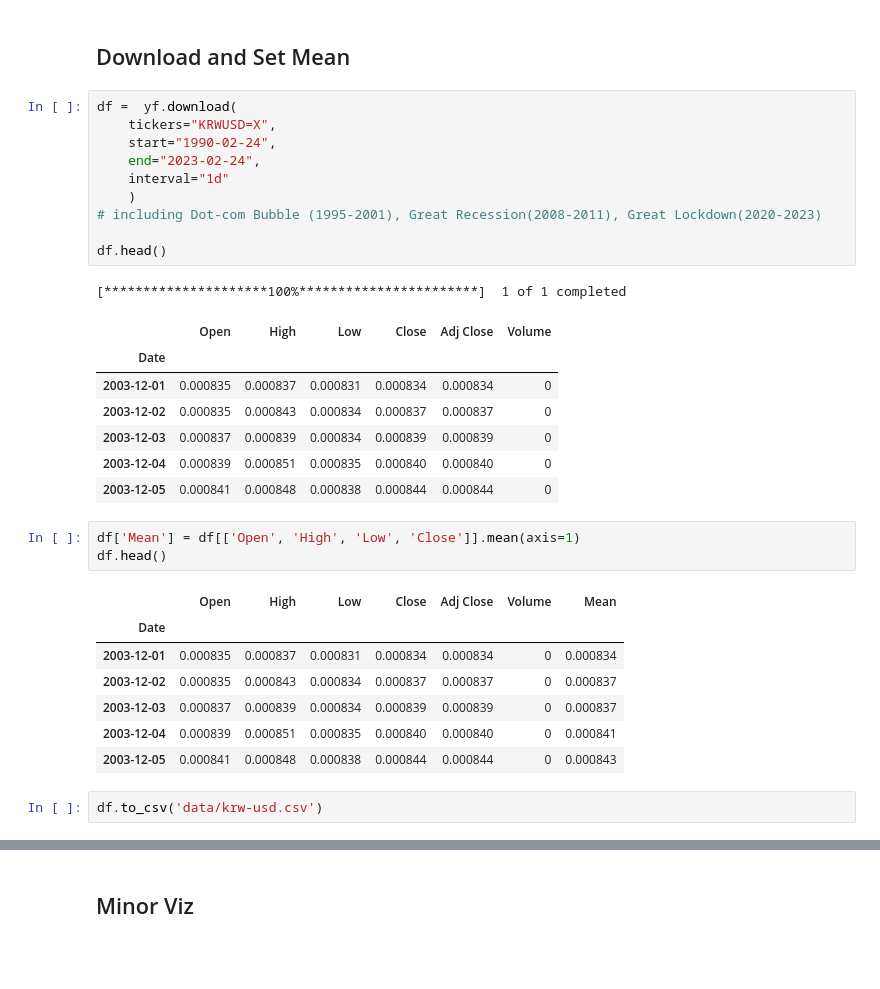
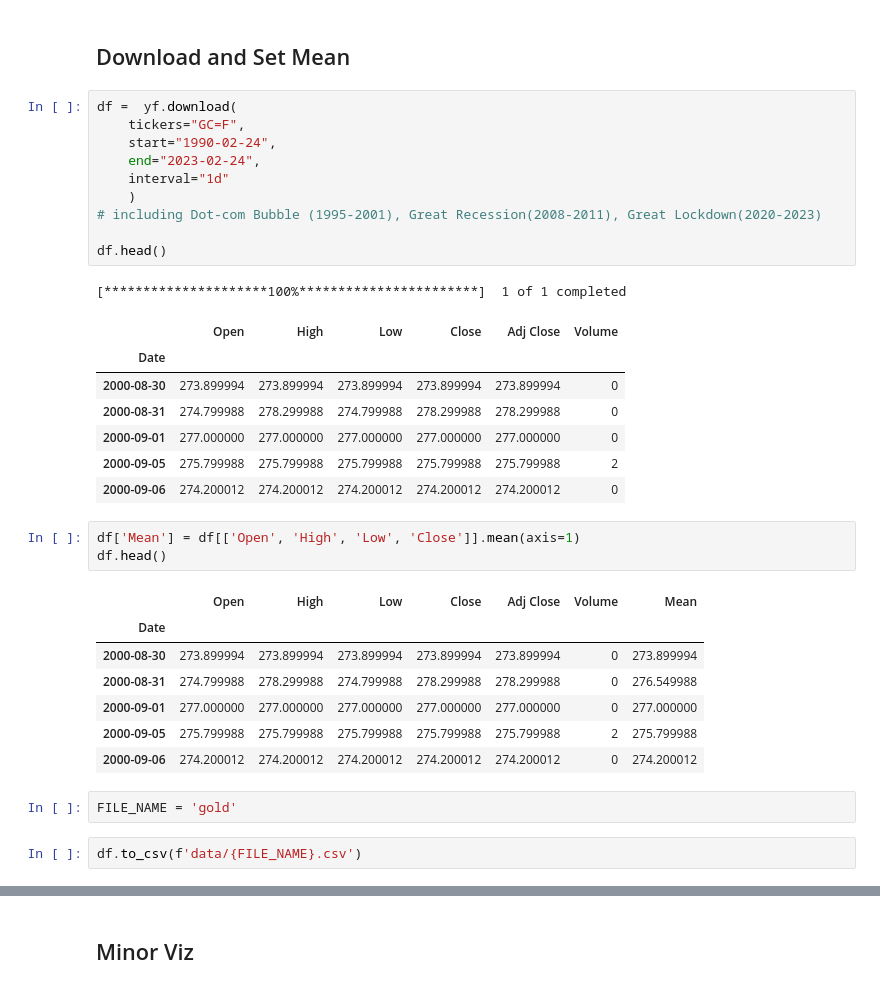
Before and after one commit to SOL1archive/Fin-Data-Denoising, a Jupyter notebook: yahoo-fin-load.ipynb, the cells around one changed output, grey strips where cells are left out. Cells and saved outputs as stored; diff of their text form; blank space fills up the shorter version.

Commit message:
add:gold

```diff
--- a/yahoo-fin-load.ipynb
+++ b/yahoo-fin-load.ipynb
@@ -7,34 +7,36 @@ from yahoo_fin_api import load_df
 ## Download and Set Mean
 # %%
 df =  yf.download(
-    tickers="KRWUSD=X",
+    tickers="GC=F",
     start="1990-02-24",
     end="2023-02-24",
     interval="1d"
     )
 # including Dot-com Bubble (1995-2001), Great Recession(2008-2011), Great Lockdown(2020-2023)
 
 df.head()
 # %% [output]
 [*********************100%***********************]  1 of 1 completed
 |  | Open | High | Low | Close | Adj Close | Volume |
 | Date |  |  |  |  |  |  |
-| 2003-12-01 | 0.000835 | 0.000837 | 0.000831 | 0.000834 | 0.000834 | 0 |
-| 2003-12-02 | 0.000835 | 0.000843 | 0.000834 | 0.000837 | 0.000837 | 0 |
-| 2003-12-03 | 0.000837 | 0.000839 | 0.000834 | 0.000839 | 0.000839 | 0 |
-| 2003-12-04 | 0.000839 | 0.000851 | 0.000835 | 0.000840 | 0.000840 | 0 |
-| 2003-12-05 | 0.000841 | 0.000848 | 0.000838 | 0.000844 | 0.000844 | 0 |
+| 2000-08-30 | 273.899994 | 273.899994 | 273.899994 | 273.899994 | 273.899994 | 0 |
+| 2000-08-31 | 274.799988 | 278.299988 | 274.799988 | 278.299988 | 278.299988 | 0 |
+| 2000-09-01 | 277.000000 | 277.000000 | 277.000000 | 277.000000 | 277.000000 | 0 |
+| 2000-09-05 | 275.799988 | 275.799988 | 275.799988 | 275.799988 | 275.799988 | 2 |
+| 2000-09-06 | 274.200012 | 274.200012 | 274.200012 | 274.200012 | 274.200012 | 0 |
 # %%
 df['Mean'] = df[['Open', 'High', 'Low', 'Close']].mean(axis=1)
 df.head()
 # %% [output]
 |  | Open | High | Low | Close | Adj Close | Volume | Mean |
 | Date |  |  |  |  |  |  |  |
-| 2003-12-01 | 0.000835 | 0.000837 | 0.000831 | 0.000834 | 0.000834 | 0 | 0.000834 |
-| 2003-12-02 | 0.000835 | 0.000843 | 0.000834 | 0.000837 | 0.000837 | 0 | 0.000837 |
-| 2003-12-03 | 0.000837 | 0.000839 | 0.000834 | 0.000839 | 0.000839 | 0 | 0.000837 |
-| 2003-12-04 | 0.000839 | 0.000851 | 0.000835 | 0.000840 | 0.000840 | 0 | 0.000841 |
-| 2003-12-05 | 0.000841 | 0.000848 | 0.000838 | 0.000844 | 0.000844 | 0 | 0.000843 |
+| 2000-08-30 | 273.899994 | 273.899994 | 273.899994 | 273.899994 | 273.899994 | 0 | 273.899994 |
+| 2000-08-31 | 274.799988 | 278.299988 | 274.799988 | 278.299988 | 278.299988 | 0 | 276.549988 |
+| 2000-09-01 | 277.000000 | 277.000000 | 277.000000 | 277.000000 | 277.000000 | 0 | 277.000000 |
+| 2000-09-05 | 275.799988 | 275.799988 | 275.799988 | 275.799988 | 275.799988 | 2 | 275.799988 |
+| 2000-09-06 | 274.200012 | 274.200012 | 274.200012 | 274.200012 | 274.200012 | 0 | 274.200012 |
+# %%
+FILE_NAME = 'gold'
 # %%
-df.to_csv('data/krw-usd.csv')
+df.to_csv(f'data/{FILE_NAME}.csv')
 # %%
```
Also changed, not shown: parts of 2 cells of this notebook.
